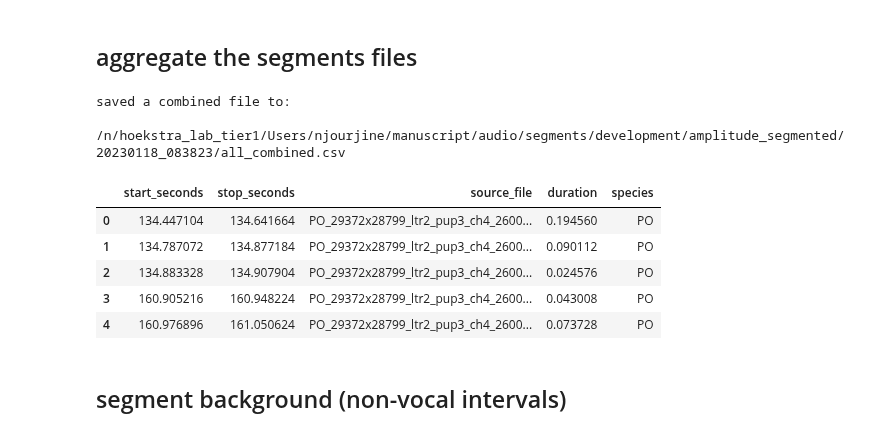
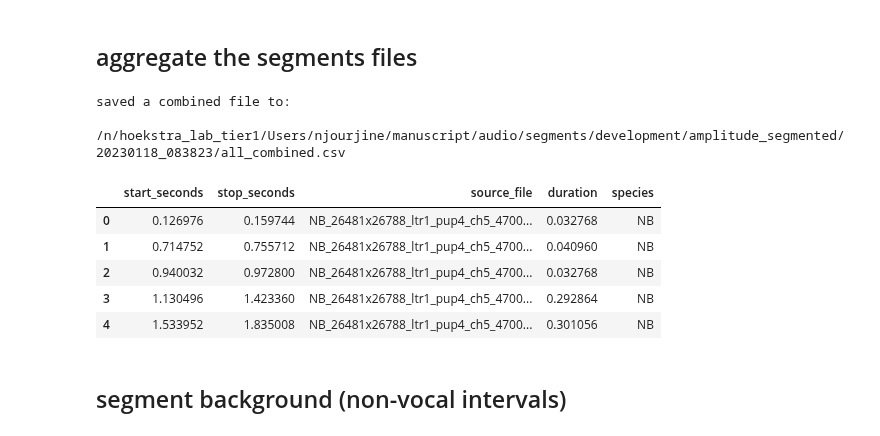
Before and after one commit to nickjourjine/peromyscus-pup-vocal-evolution, a Jupyter notebook: scripts/Segmenting and UMAP.ipynb, the cells around one changed output. Drawn from its saved outputs; the diff is of its cells as text; code cells hidden in the pictures.

Commit message:
added cell to seperately specify MZ params -- confirmed reproduces original segmentation

```diff
--- a/scripts/Segmenting and UMAP.ipynb
+++ b/scripts/Segmenting and UMAP.ipynb
@@ -112,8 +153,13 @@ saved the params file to:
 ## segment
 # %%
 #get raw audio to segment
-dataset = dataset
+
+# change these if you want to keep segmenting from a previous iterationn
+species_list = ['NB', 'PO', 'MZ', 'BK', 'LL', 'MU', 'BW', 'GO', 'SW', 'LO', 'IS']
+dataset = 'development'
+iteration='20230118_083823'
 raw_dir = all_wav_raw
+
 
 #TO DO just remove these from the raw data
 #if the dataset is bw_po_f2, ensure that the corrupted unsegmented files aren't in raw_dir
@@ -130,11 +176,20 @@ save_dir = os.path.join(segments_root,dataset,'amplitude_segmented',iteration)
 #load the params and make sure everything looks ok
 print('\ndata set is:\n\t',dataset, '\n')
 
+# load the parameters
+params_save_dir = os.path.join(segments_root,dataset,'amplitude_segmented',iteration,'00_params')+'/'
+params_save_name = ('_').join([dataset,iteration])
 seg_params = parameters.load_parameters(save_dir = params_save_dir,
                                         save_name = params_save_name)
+MZ_seg_params = parameters.load_parameters(save_dir = params_save_dir,
+                                           save_name = ('_').join(['MZ',dataset,iteration]))
 print('\nthey are:\n')
 for key in seg_params.keys():
     print('\t',key,':',seg_params[key])
+
+print('\nMZ specific params are:\n')
+for key in seg_params.keys():
+    print('\t',key,':',MZ_seg_params[key])
 
 print('\nstart and stop times will be identified in raw wav files here:\n\t', raw_dir)
 print('\nand saved here:\n\t', save_dir)
@@ -144,13 +199,22 @@ assert val in ['y','n']
 if val == 'n':
     print('ok - doing nothing')
 elif val == 'y':
-    segmentation.get_amplitude_segments(audio_dir = raw_dir,
-                                        save_dir = save_dir,
-                                        seg_params = seg_params,
-                                        species = None,
-                                        thresholds_path = seg_params['thresholds_path'],
-                                        intersyll_threshold = seg_params['min_intersyllable'],
-                                        duration_threshold = seg_params['min_dur'])
+
+    #iterate through each species you want and segment
+    for species in species_list:
+
+        #get the MZ specific parameters if you're segmenting MZ
+        if species=='MZ':
+            seg_params = parameters.load_parameters(save_dir = params_save_dir,
+                                                    save_name = ('_').join(['MZ',dataset,iteration]))
+
+        segmentation.get_amplitude_segments(audio_dir = raw_dir,
+                                            save_dir = save_dir,
+                                            seg_params = seg_params,
+                                            species = species,
+                                            thresholds_path = seg_params['thresholds_path'],
+                                            intersyll_threshold = seg_params['min_intersyllable'],
+                                            duration_threshold = seg_params['min_dur'])
 # %% [output]
 data set is:
          development
@@ -195,41 +258,47 @@ KeyboardInterrupt:
 # dataset = 'bw_po_f2'
 # iteration = '20220921_040238'
 
+#path to the dir containing one csv with segment start and stop times per raw audio file
 segments_path = os.path.join(segments_root,dataset,'amplitude_segmented',iteration)
+
+#make sure you segmented every wav file
+raw_wavs = os.listdir(all_wav_raw)
+segmented_wavs = [i.split('.')[0]+'.wav' for i in os.listdir(segments_path) if 'all' not in i and i.endswith('.csv')]
+assert sorted(raw_wavs) == sorted(segmented_wavs), "You haven't segmented all of the raw wav files..."
 
 #make a list of the segments files for each pup
 pup_segments = [os.path.join(segments_path, i) for i in os.listdir(segments_path) if i.endswith('.csv') and 'all' not in i and not i.startswith('.')]
 
 #combine them
 to_combine = []
 for temp in pup_segments:
     temp_df = pd.read_csv(temp)
     to_combine.append(temp_df)
 
 all_combined = pd.concat(to_combine)
 
 #add species column info and fix up the source_file columns
 all_combined['species'] = [i.split('/')[-1].split('_')[0] for i in all_combined['source_file']]
 all_combined['source_file'] = [os.path.split(i)[-1] for i in all_combined['source_file']]
 
 #check for na and duplications, make sure source file is formatted correctly, then save
 assert all_combined.isna().sum().sum() == 0
 assert all_combined.duplicated().sum() == 0
 assert set([i.split('_')[0] for i in all_combined['source_file']]) == set(all_combined['species'])
 all_combined.to_csv(os.path.join(segments_path, 'all_combined.csv'), index=False)
 print('saved a combined file to:\n\t', os.path.join(segments_path, 'all_combined.csv'))
 
 #preview to make sure column names look ok
 all_combined.head()
 # %% [output]
 saved a combined file to:
          /n/hoekstra_lab_tier1/Users/njourjine/manuscript/audio/segments/development/amplitude_segmented/20230118_083823/all_combined.csv
 |  | start_seconds | stop_seconds | source_file | duration | species |
-| 0 | 134.447104 | 134.641664 | PO_29372x28799_ltr2_pup3_ch4_2600... | 0.194560 | PO |
-| 1 | 134.787072 | 134.877184 | PO_29372x28799_ltr2_pup3_ch4_2600... | 0.090112 | PO |
-| 2 | 134.883328 | 134.907904 | PO_29372x28799_ltr2_pup3_ch4_2600... | 0.024576 | PO |
-| 3 | 160.905216 | 160.948224 | PO_29372x28799_ltr2_pup3_ch4_2600... | 0.043008 | PO |
-| 4 | 160.976896 | 161.050624 | PO_29372x28799_ltr2_pup3_ch4_2600... | 0.073728 | PO |
+| 0 | 0.126976 | 0.159744 | NB_26481x26788_ltr1_pup4_ch5_4700... | 0.032768 | NB |
+| 1 | 0.714752 | 0.755712 | NB_26481x26788_ltr1_pup4_ch5_4700... | 0.040960 | NB |
+| 2 | 0.940032 | 0.972800 | NB_26481x26788_ltr1_pup4_ch5_4700... | 0.032768 | NB |
+| 3 | 1.130496 | 1.423360 | NB_26481x26788_ltr1_pup4_ch5_4700... | 0.292864 | NB |
+| 4 | 1.533952 | 1.835008 | NB_26481x26788_ltr1_pup4_ch5_4700... | 0.301056 | NB |
 # %% [markdown]
 ## segment background (non-vocal intervals)
 # %%
```
Also changed, not shown: parts of 4 cells of this notebook.
